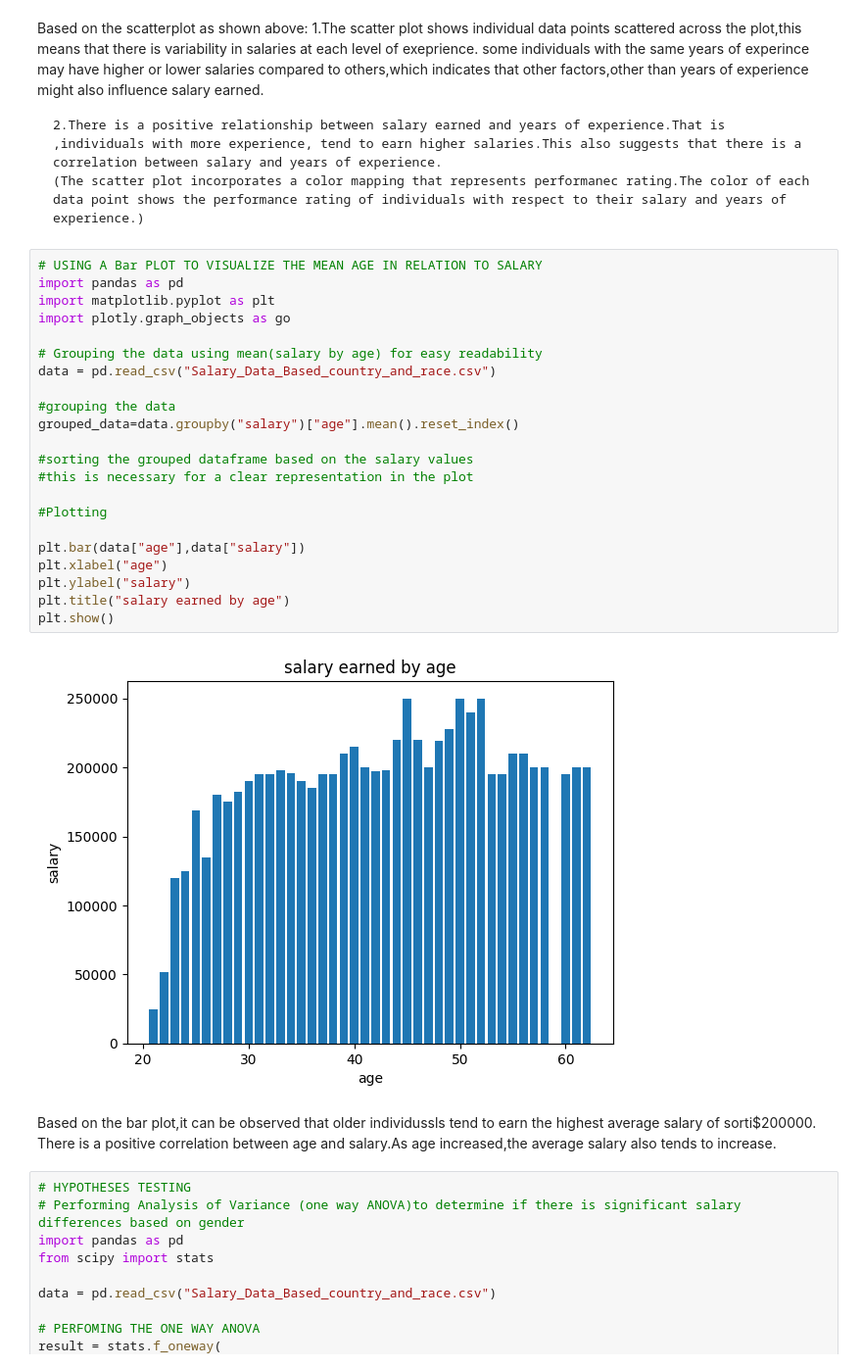
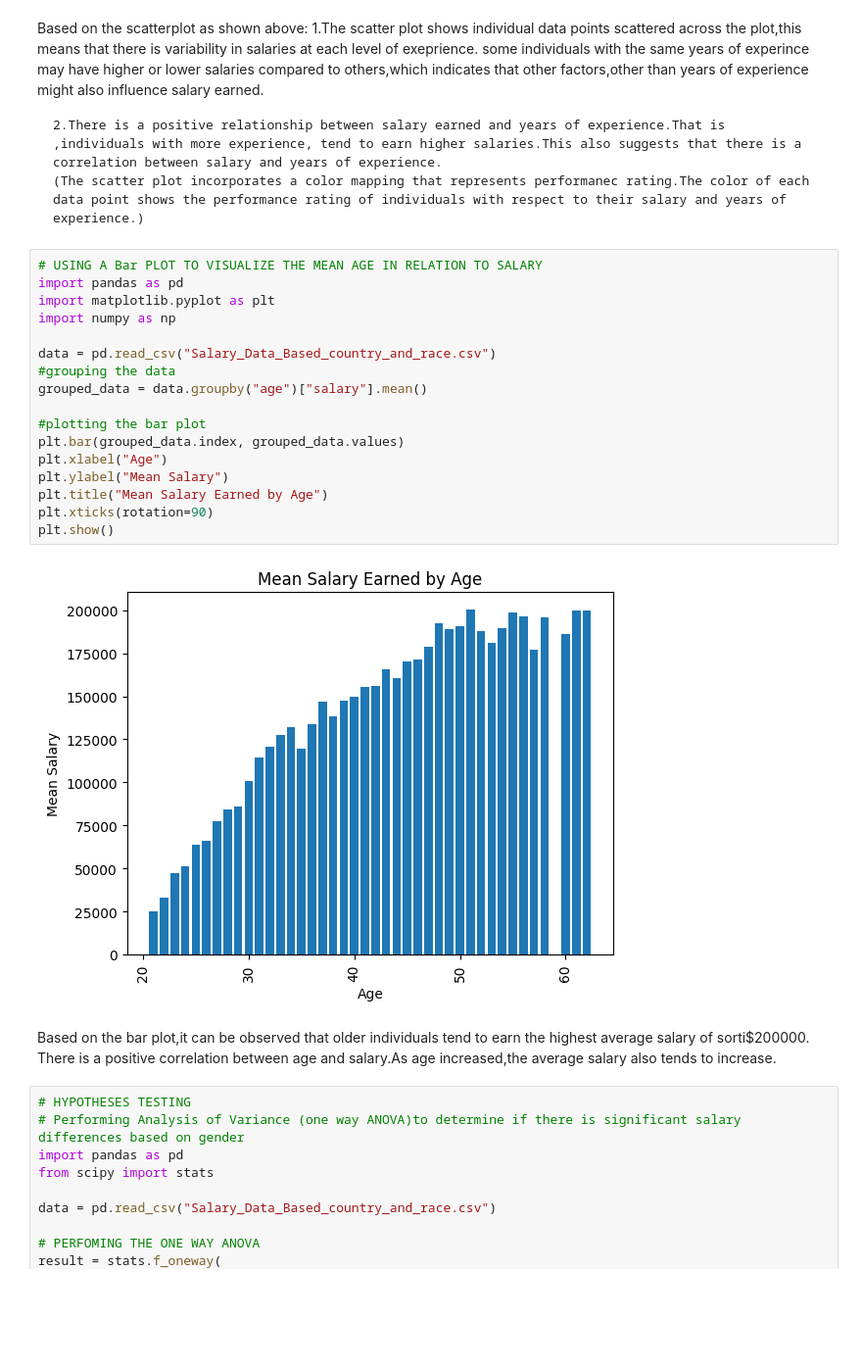
Before and after one commit to IVYMWAI/PayStats, a Jupyter notebook: Data Analysis with Python.ipynb, the cells around one changed output. Shown at 98% size. Saved outputs shown, nothing was run; the diff lists cells and outputs as text; blank space fills up the shorter version.

```diff
--- a/Data Analysis with Python.ipynb
+++ b/Data Analysis with Python.ipynb
@@ -286,29 +286,24 @@ some individuals with the same years of experince may have higher or lower salar
 # %%
 # USING A Bar PLOT TO VISUALIZE THE MEAN AGE IN RELATION TO SALARY
 import pandas as pd
 import matplotlib.pyplot as plt
-import plotly.graph_objects as go
+import numpy as np
 
-# Grouping the data using mean(salary by age) for easy readability
 data = pd.read_csv("Salary_Data_Based_country_and_race.csv")
+#grouping the data
+grouped_data = data.groupby("age")["salary"].mean()
 
-#grouping the data
-grouped_data=data.groupby("salary")["age"].mean().reset_index()
-
-#sorting the grouped dataframe based on the salary values
-#this is necessary for a clear representation in the plot
-
-#Plotting
-
-plt.bar(data["age"],data["salary"])
-plt.xlabel("age")
-plt.ylabel("salary")
-plt.title("salary earned by age")
+#plotting the bar plot
+plt.bar(grouped_data.index, grouped_data.values)
+plt.xlabel("Age")
+plt.ylabel("Mean Salary")
+plt.title("Mean Salary Earned by Age")
+plt.xticks(rotation=90)
 plt.show()
 # %% [output]
-[figure, old version]
+[figure, new version]
 # %% [markdown]
-Based on the bar plot,it can be observed that older individussls tend to earn the highest average salary of sorti$200000.
+Based on the bar plot,it can be observed that older individuals tend to earn the highest average salary of sorti$200000.
 There is a positive correlation between age and salary.As age increased,the average salary also tends to increase.
 # %%
 # HYPOTHESES TESTING
```
